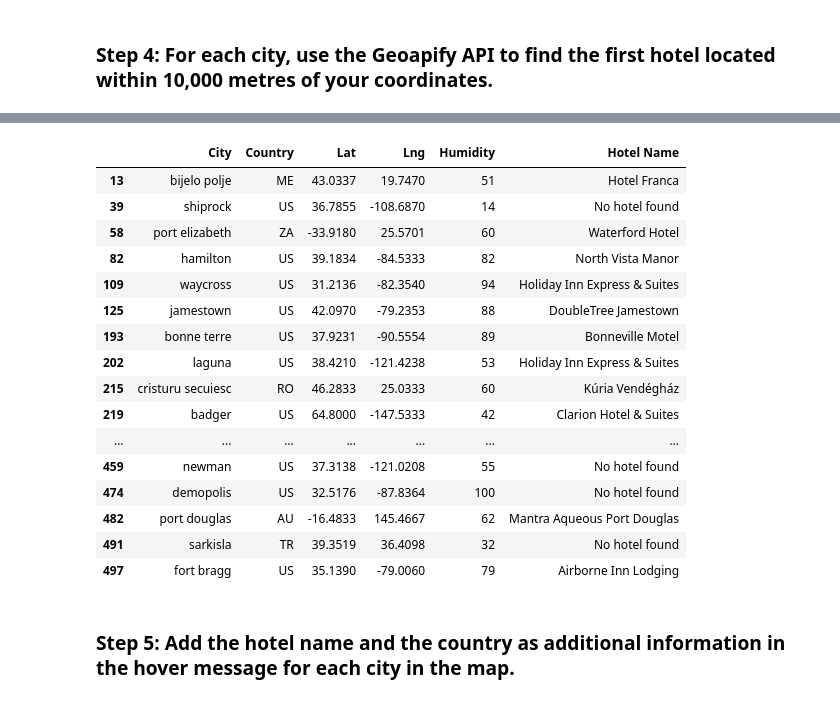
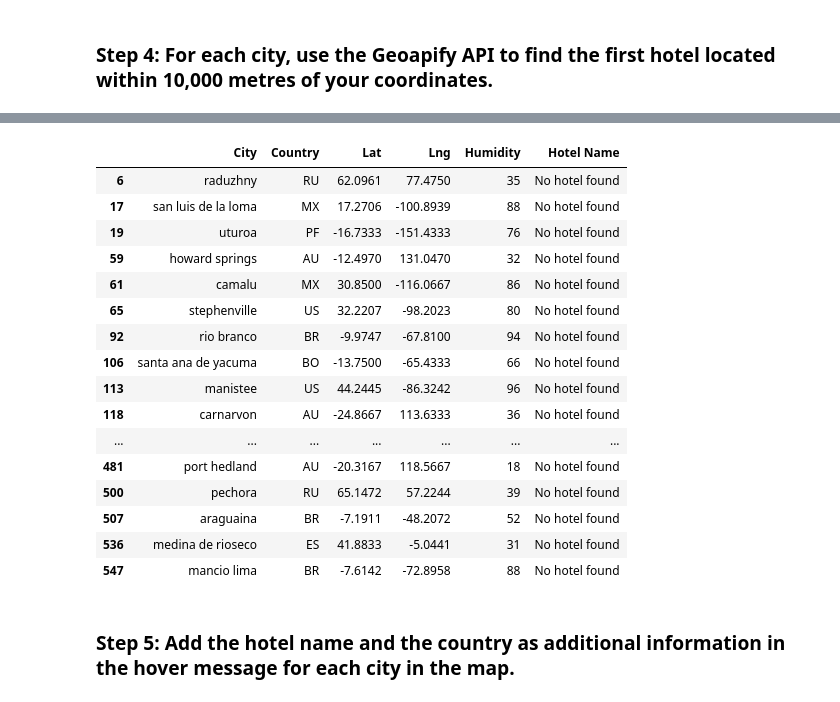
Before and after one commit to 12rakhisingh/python-api-challenge, a Jupyter notebook: WeatherPy/VacationPy.ipynb, the cells around one changed output, grey strips where cells are left out. Drawn from its saved outputs; the diff is of its cells as text; code cells hidden in the pictures.

```diff
--- a/WeatherPy/VacationPy.ipynb
+++ b/WeatherPy/VacationPy.ipynb
@@ -64,9 +64,19 @@ map_plot_city
 # Narrow down cities that fit criteria and drop any results with null values
 # YOUR CODE HERE
 
-ideal_temp_cond_city = ((city_data_df["Max Temp"] > 21) & (city_data_df["Max Temp"] < 27))
-ideal_wind_cond_city = (city_data_df["Wind Speed"] < 4.5)
-ideal_cloud_cond_city = (city_data_df["Cloudiness"] == 0)
+## Changing the cloudiness condition, as dataset is returning 0 hotel for given condition
+
+ideal_temp_cond_city = ((city_data_df["Max Temp"] > 19) & (city_data_df["Max Temp"] < 28))
+
+#ideal_wind_cond_city = (city_data_df["Wind Speed"] < 4.5)
+ideal_wind_cond_city = (city_data_df["Wind Speed"] < 30)
+
+## Feel free to adjust your specifications, but make sure to set a reasonable limit to the number of rows returned by your API requests.
+## Changing the cloudiness condition, as dataset is returning 0 hotel for given condition
+## ideal_cloud_cond_city = (city_data_df["Cloudiness"] == 0)
+
+ideal_cloud_cond_city = (city_data_df["Cloudiness"] < 10)
+
 
 city_data_ideal_cond = city_data_df.loc[(ideal_temp_cond_city & ideal_wind_cond_city & ideal_cloud_cond_city ), :]
 
@@ -121,8 +145,12 @@ hotel_df
 # %%
 # Set parameters to search for a hotel
 radius = 10000 # YOUR CODE HERE
+limit = 50
 params = {
     # YOUR CODE HERE
+    "apiKey":geoapify_key,
+    # "limit":limit,
+    "format":"json"
 }
 
 # Print a message to follow up the hotel search
@@ -135,17 +163,17 @@ for index, row in hotel_df.iterrows():
     longitude = row["Lng"]
 
     # Add the current city's latitude and longitude to the params dictionary
-    params["filter"] = # YOUR CODE HERE
-    params["bias"] = # YOUR CODE HERE
+    params["filter"] = f"circle:{longitude},{latitude},{radius}" # YOUR CODE HERE
+    params["bias"] = f"proximity:{longitude},{latitude}" # YOUR CODE HERE
 
     # Set base URL
     base_url = "https://api.geoapify.com/v2/places"
 
     # Make and API request using the params dictionary
-    name_address = # YOUR CODE HERE
+    name_address = requests.get(base_url, params=params) # YOUR CODE HERE
 
     # Convert the API response to JSON format
-    name_address = # YOUR CODE HERE
+    name_address = name_address.json()# YOUR CODE HERE
 
     # Grab the first hotel from the results and store the name in the hotel_df DataFrame
     try:
@@ -180,20 +208,20 @@ fort bragg - nearest hotel: Airborne Inn Lodging
 |  | City | Country | Lat | Lng | Humidity | Hotel Name |
-| 13 | bijelo polje | ME | 43.0337 | 19.7470 | 51 | Hotel Franca |
-| 39 | shiprock | US | 36.7855 | -108.6870 | 14 | No hotel found |
-| 58 | port elizabeth | ZA | -33.9180 | 25.5701 | 60 | Waterford Hotel |
-| 82 | hamilton | US | 39.1834 | -84.5333 | 82 | North Vista Manor |
-| 109 | waycross | US | 31.2136 | -82.3540 | 94 | Holiday Inn Express & Suites |
-| 125 | jamestown | US | 42.0970 | -79.2353 | 88 | DoubleTree Jamestown |
-| 193 | bonne terre | US | 37.9231 | -90.5554 | 89 | Bonneville Motel |
-| 202 | laguna | US | 38.4210 | -121.4238 | 53 | Holiday Inn Express & Suites |
-| 215 | cristuru secuiesc | RO | 46.2833 | 25.0333 | 60 | Kúria Vendégház |
-| 219 | badger | US | 64.8000 | -147.5333 | 42 | Clarion Hotel & Suites |
+| 6 | raduzhny | RU | 62.0961 | 77.4750 | 35 | No hotel found |
+| 17 | san luis de la loma | MX | 17.2706 | -100.8939 | 88 | No hotel found |
+| 19 | uturoa | PF | -16.7333 | -151.4333 | 76 | No hotel found |
+| 59 | howard springs | AU | -12.4970 | 131.0470 | 32 | No hotel found |
+| 61 | camalu | MX | 30.8500 | -116.0667 | 86 | No hotel found |
+| 65 | stephenville | US | 32.2207 | -98.2023 | 80 | No hotel found |
+| 92 | rio branco | BR | -9.9747 | -67.8100 | 94 | No hotel found |
+| 106 | santa ana de yacuma | BO | -13.7500 | -65.4333 | 66 | No hotel found |
+| 113 | manistee | US | 44.2445 | -86.3242 | 96 | No hotel found |
+| 118 | carnarvon | AU | -24.8667 | 113.6333 | 36 | No hotel found |
 | ... | ... | ... | ... | ... | ... | ... |
-| 459 | newman | US | 37.3138 | -121.0208 | 55 | No hotel found |
-| 474 | demopolis | US | 32.5176 | -87.8364 | 100 | No hotel found |
-| 482 | port douglas | AU | -16.4833 | 145.4667 | 62 | Mantra Aqueous Port Douglas |
-| 491 | sarkisla | TR | 39.3519 | 36.4098 | 32 | No hotel found |
-| 497 | fort bragg | US | 35.1390 | -79.0060 | 79 | Airborne Inn Lodging |
+| 481 | port hedland | AU | -20.3167 | 118.5667 | 18 | No hotel found |
+| 500 | pechora | RU | 65.1472 | 57.2244 | 39 | No hotel found |
+| 507 | araguaina | BR | -7.1911 | -48.2072 | 52 | No hotel found |
+| 536 | medina de rioseco | ES | 41.8833 | -5.0441 | 31 | No hotel found |
+| 547 | mancio lima | BR | -7.6142 | -72.8958 | 88 | No hotel found |
 # %% [markdown]
 ### Step 5: Add the hotel name and the country as additional information in the hover message for each city in the map.
 # %%
```
Also changed, not shown: parts of 4 cells of this notebook.
